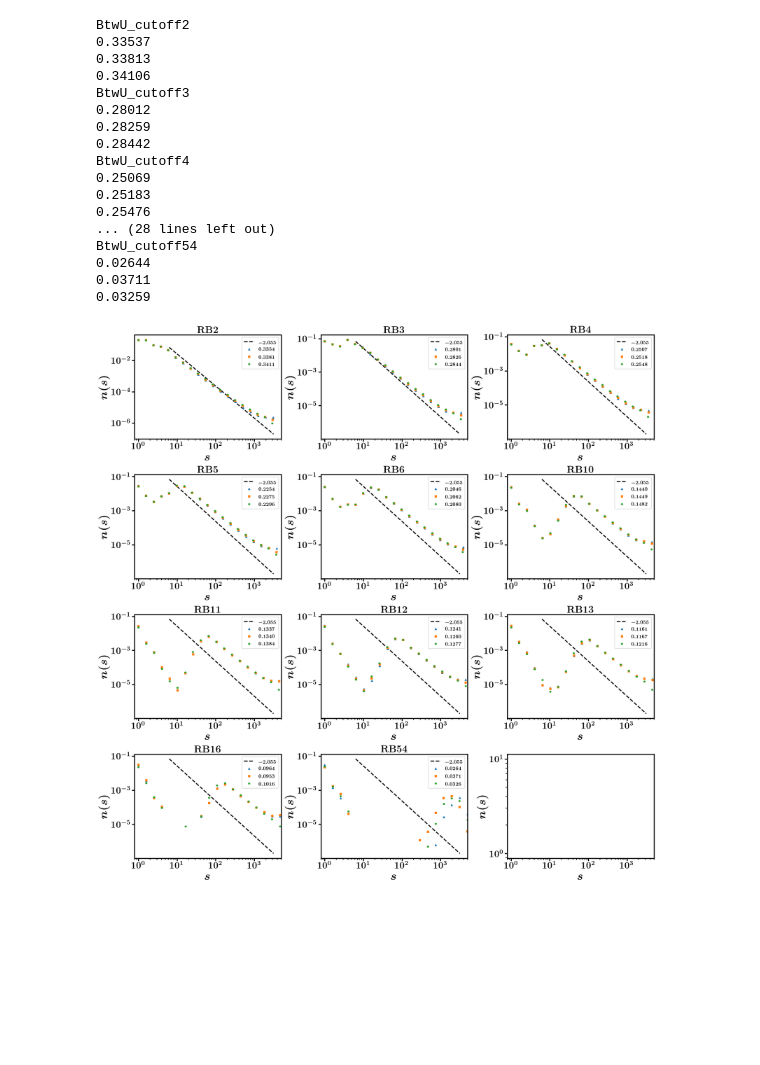
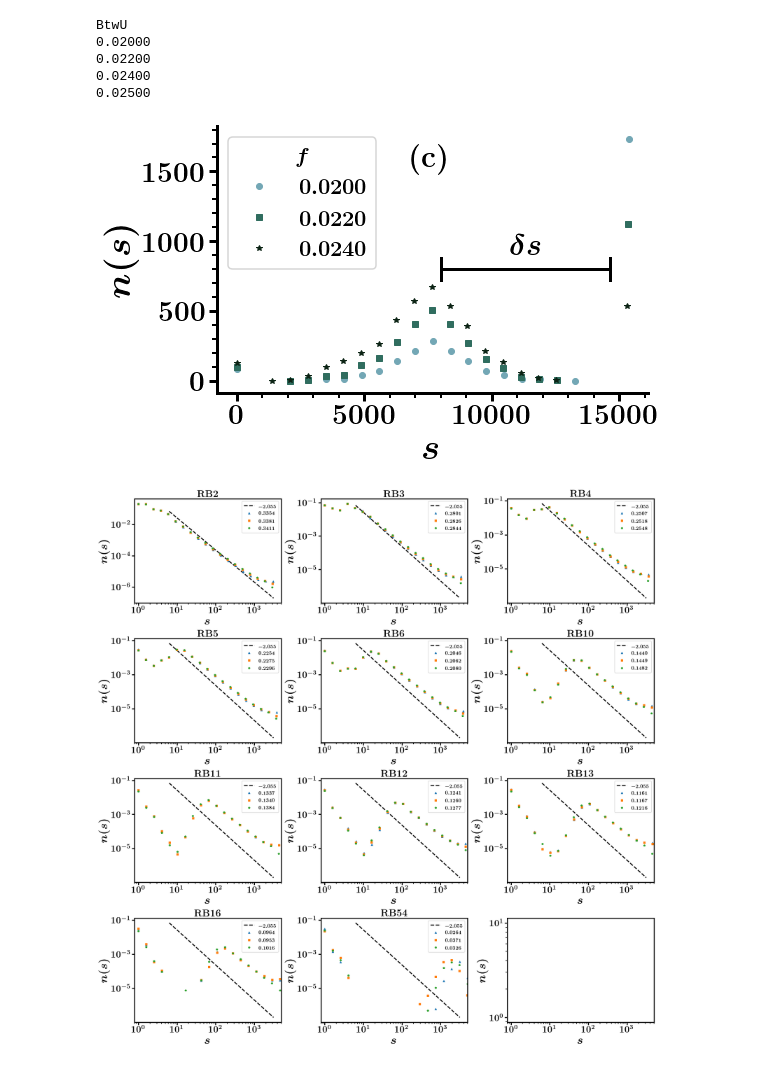
Before and after one commit to nahuelalmeira/dismantlingScaling, a Jupyter notebook: python/DT_ns.ipynb, the cells around one changed output. Saved outputs shown, nothing was run; the diff lists cells and outputs as text; code cells hidden in the pictures; blank space fills up the shorter version.

```diff
--- a/python/DT_ns.ipynb
+++ b/python/DT_ns.ipynb
@@ -87,7 +87,7 @@ if False:
         #'BtwU': ['0.04500', '0.04736', '0.05000', '0.05469'], # N = 2048
         #'BtwU': ['0.02500', '0.03000', '0.03500', '0.03750', '0.04000', '0.04350', '0.05000'], # N = 4096
         #'BtwU': [ '0.03000', '0.03250', '0.03500', '0.03750', '0.04000', '0.04250'],#, '0.05000'], # N = 4096
-        'BtwU': ['0.02000', '0.02250', '0.02500', '0.02750', '0.03000'], # N = 8192
+        #'BtwU': ['0.02000', '0.02250', '0.02500', '0.02750', '0.03000'], # N = 8192
         'BtwU': ['0.02000', '0.02200', '0.02400', '0.02500'], # N = 16384
         'DegU': ['0.37354'], # N = 2048
         'Ran': ['0.50977'], # N = 2048
@@ -101,6 +101,10 @@ if False:
         'BtwU_cutoff15': ['0.09000', '0.09500', '0.10000', '0.11000'] # N = 8192
     }
 
+if N == 16384:
+    all_f_values = {
+        'BtwU': ['0.02000', '0.02200', '0.02400', '0.02500'], # N = 16384
+    }
 if N == 8192:
     all_f_values = {# N = 8192
         "BtwU": ["0.02633", "0.03650", "0.03198"],
@@ -164,23 +168,11 @@ for attack in attacks:
 
         all_comp_sizes_dict[attack][N][f_value] = comp_sizes
 # %% [output]
-BtwU_cutoff2
-0.33537
-0.33813
-0.34106
-BtwU_cutoff3
-0.28012
-0.28259
-0.28442
-BtwU_cutoff4
-0.25069
-0.25183
-0.25476
-... (28 lines left out)
-BtwU_cutoff54
-0.02644
-0.03711
-0.03259
+BtwU
+0.02000
+0.02200
+0.02400
+0.02500
 # %%
 attack = 'BtwU'
 ylim = (1E-6, 7)
@@ -189,13 +181,13 @@ ncols = 1
 nrows = 1
 fig, ax = plt.subplots(figsize=(8*ncols, 5*nrows), ncols=ncols, nrows=nrows)
 
+sns.despine()
 ax.tick_params(which='minor', length=5)
 ax.tick_params(which='major', length=8)
 ax.set_xlabel(r'$s$', fontsize=36)
 #ax.set_ylabel(r'$p(s)$', fontsize=36)
 ax.set_ylabel(r'$n(s)$', fontsize=36)
 
-N = N_per_attack[attack]
 f_values = all_f_values[attack][:-1]
 
 colormap = sns.cubehelix_palette(
@@ -213,33 +205,35 @@ if N == 8192:
     ax.text(0.68, 0.37, r'$\delta s$', transform=ax.transAxes, fontsize=30)
 
 if N == 16384:
     delta_s = 6641
     X = np.array([0, delta_s]) + 8000
     y = 800
     dy = 0.1*y
     ax.plot(X, [y]*2, color='k')
     ax.plot([X[0]]*2, [y-dy, y+dy], color='k')
     ax.plot([X[1]]*2, [y-dy, y+dy], color='k')
     ax.text(0.68, 0.52, r'$\delta s$', transform=ax.transAxes, fontsize=30)
 
 ax.autoscale()
 ax.margins(0.05)
 
 plot_comp_sizes(
     attack, all_comp_sizes_dict[attack][N], f_values, ax, nbins=24,
     log=False, colormap=colormap, density=False
 )
 legend = ax.legend(fontsize=22)
 legend.set_title(r'$f$', prop={'size':22})
 
 ax.text(0.45, 0.85, letters[2], transform=ax.transAxes, fontsize=30)
 
 plt.tight_layout()
 fig_name = os.path.join(fig_dir, 'comp_sizes_RB_{}_N{}'.format(net_type, N))
 plt.savefig(fig_name + '.png')
 plt.savefig(fig_name + '.pdf')
 
 plt.show()
+# %% [output]
+[figure, added]
 # %%
 #if 'BtwU' in attacks:
 #    attacks.remove('BtwU')
```
Also changed, not shown: parts of 7 cells of this notebook, 1 other file.
